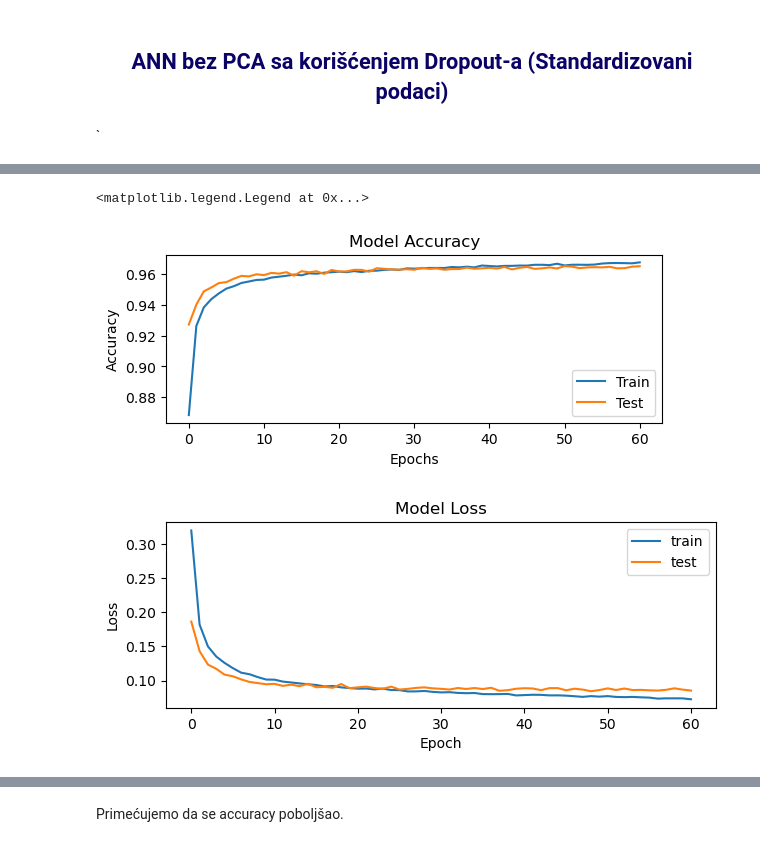
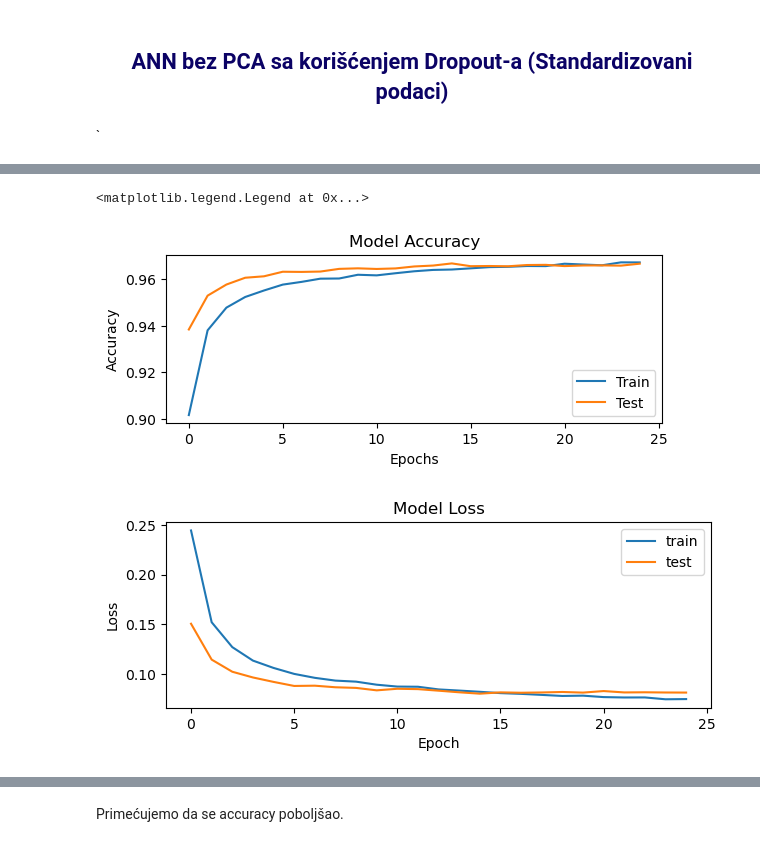
Before and after one commit to StevanGrujic/ML_Projekat3, a Jupyter notebook: airline-passenger-satisfaction.ipynb, the cells around one changed output, grey strips where cells are left out. Cells and saved outputs as stored; diff of their text form; code cells hidden in the pictures.

```diff
--- a/airline-passenger-satisfaction.ipynb
+++ b/airline-passenger-satisfaction.ipynb
@@ -828,26 +839,26 @@ Epoch 32/1000
 # %%
 fig = plt.figure()
 plt.subplot(2,1,1)
-plt.plot(NN_Classifier_DP.history['accuracy'])
-plt.plot(NN_Classifier_DP.history['val_accuracy'])
+plt.plot(NN_Classifier_DP_S.history['accuracy'])
+plt.plot(NN_Classifier_DP_S.history['val_accuracy'])
 plt.title('Model Accuracy')
 plt.ylabel('Accuracy')
 plt.xlabel('Epochs')
 plt.legend(['Train', 'Test'], loc='lower right')
 # %% [output]
 <matplotlib.legend.Legend at 0x...>
-[figure, old version]
+[figure, new version]
 # %%
 plt.subplot(2,1,2)
-plt.plot(NN_Classifier_DP.history['loss'])
-plt.plot(NN_Classifier_DP.history['val_loss'])
+plt.plot(NN_Classifier_DP_S.history['loss'])
+plt.plot(NN_Classifier_DP_S.history['val_loss'])
 plt.title('Model Loss')
 plt.ylabel('Loss')
 plt.xlabel('Epoch')
 plt.legend(['train', 'test'], loc='upper right')
 plt.tight_layout()
 # %% [output]
-[figure, old version]
+[figure, new version]
 # %%
 y_pred=(model_dp_s.predict(X_test) > 0.5).astype(int)
 acc = accuracy_score(y_test, y_pred)*100
```
Also changed, not shown: parts of 38 cells of this notebook.
